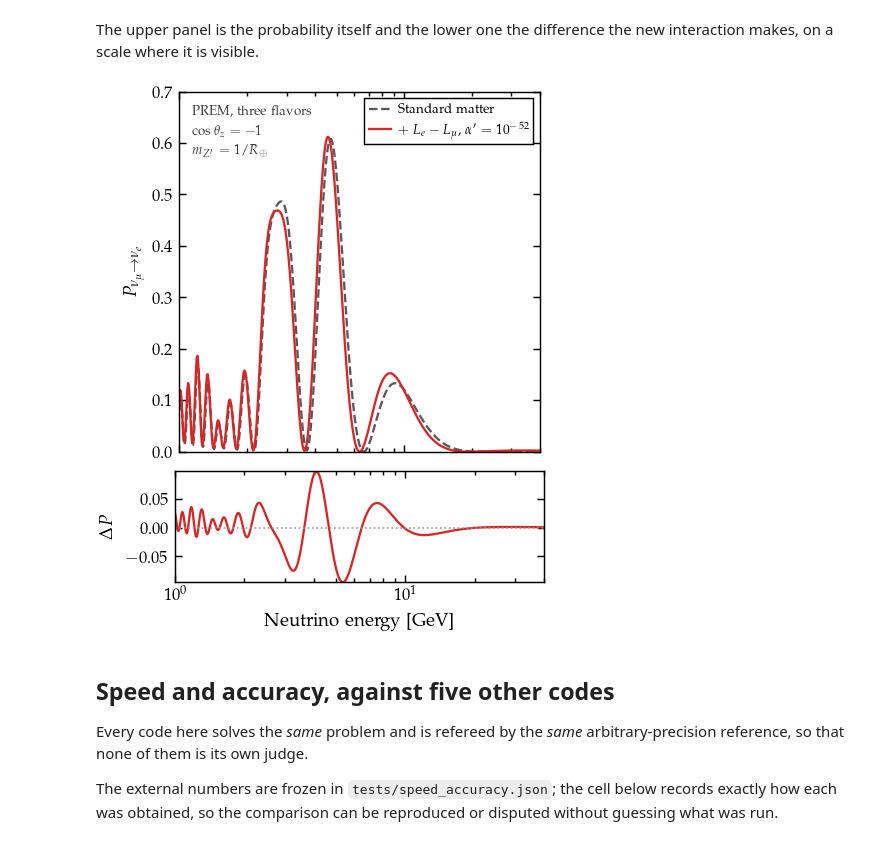
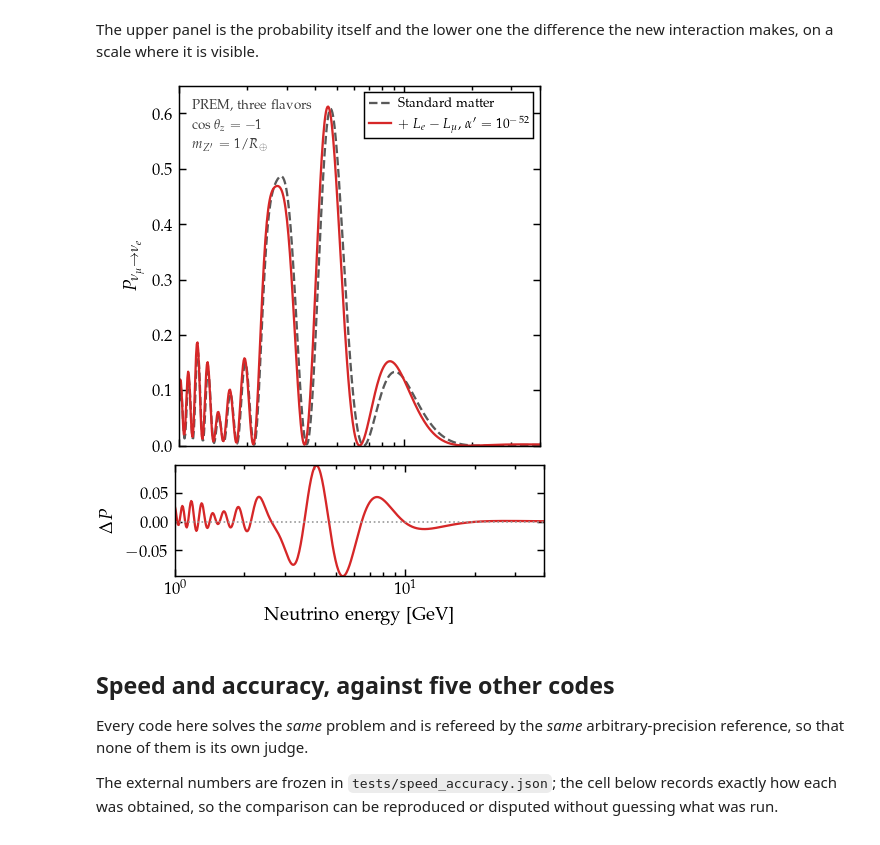
Before and after one commit to mbustama/NuOscProbExact, a Jupyter notebook: notebooks/10_paper_figures.ipynb, the cells around one changed output. Drawn from its saved outputs; the diff is of its cells as text; code cells hidden in the pictures.

```diff
--- a/notebooks/10_paper_figures.ipynb
+++ b/notebooks/10_paper_figures.ipynb
@@ -718,37 +718,38 @@ fig, (ax, axd) = plt.subplots(
     gridspec_kw={"height_ratios": [3.2, 1.0], "hspace": 0.08})
 
 ax.semilogx(E_LRI, P_STD_LRI, "--", color="0.35", lw=1.1,
             label="Standard matter")
 ax.semilogx(E_LRI, P_NEW_LRI, "-", color="C3", lw=1.1,
             label=r"$+\ L_e - L_\mu$, $\alpha^\prime = 10^{-52}$")
 ax.set_ylabel(r"$P_{\nu_\mu \to \nu_e}$")
-# Headroom for the legend and the case label, which would otherwise sit on
-# top of the 5 GeV peak.
-ax.set_ylim(0.0, 0.70)
+# The two curves peak at 0.608 and 0.612, so anything at or below 0.61
+# clips them; 0.65 is tight while leaving the peaks whole and giving the
+# legend somewhere to sit.
+ax.set_ylim(0.0, 0.65)
 # Three short lines rather than two long ones: the second line of a
 # two-line version runs under the legend box.
 ax.text(0.035, 0.96,
         "PREM, three flavors\n"
         + r"$\cos\theta_z = -1$" + "\n"
         + r"$m_{Z^\prime} = 1/R_\oplus$",
         transform=ax.transAxes, ha="left", va="top", fontsize=6.5,
         color="0.25", linespacing=1.6)
 leg = ax.legend(loc="upper right", fontsize=6.5, handlelength=1.6)
 leg.get_frame().set_linewidth(0.7)
 # The main panel is square, like the other figures in this notebook; the
 # residual strip below it is a fixed fraction of that.
 ax.set_box_aspect(1.0)
 axd.set_box_aspect(0.30)
 
 axd.semilogx(E_LRI, P_NEW_LRI-P_STD_LRI, "-", color="C3", lw=1.1)
 axd.axhline(0.0, color="0.6", ls=":", lw=0.8)
 axd.set_ylabel(r"$\Delta P$")
 axd.set_xlabel("Neutrino energy [GeV]")
 axd.set_xlim(E_LRI[0], E_LRI[-1])
 fig.savefig(os.path.join(FIGDIR, "lri_earth.pdf"))
 plt.show()
 # %% [output]
-[figure, old version]
+[figure, new version]
 # %% [markdown]
 ## Speed and accuracy, against five other codes
 
```
Also changed, not shown: parts of 1 cell of this notebook, 2 other files.
